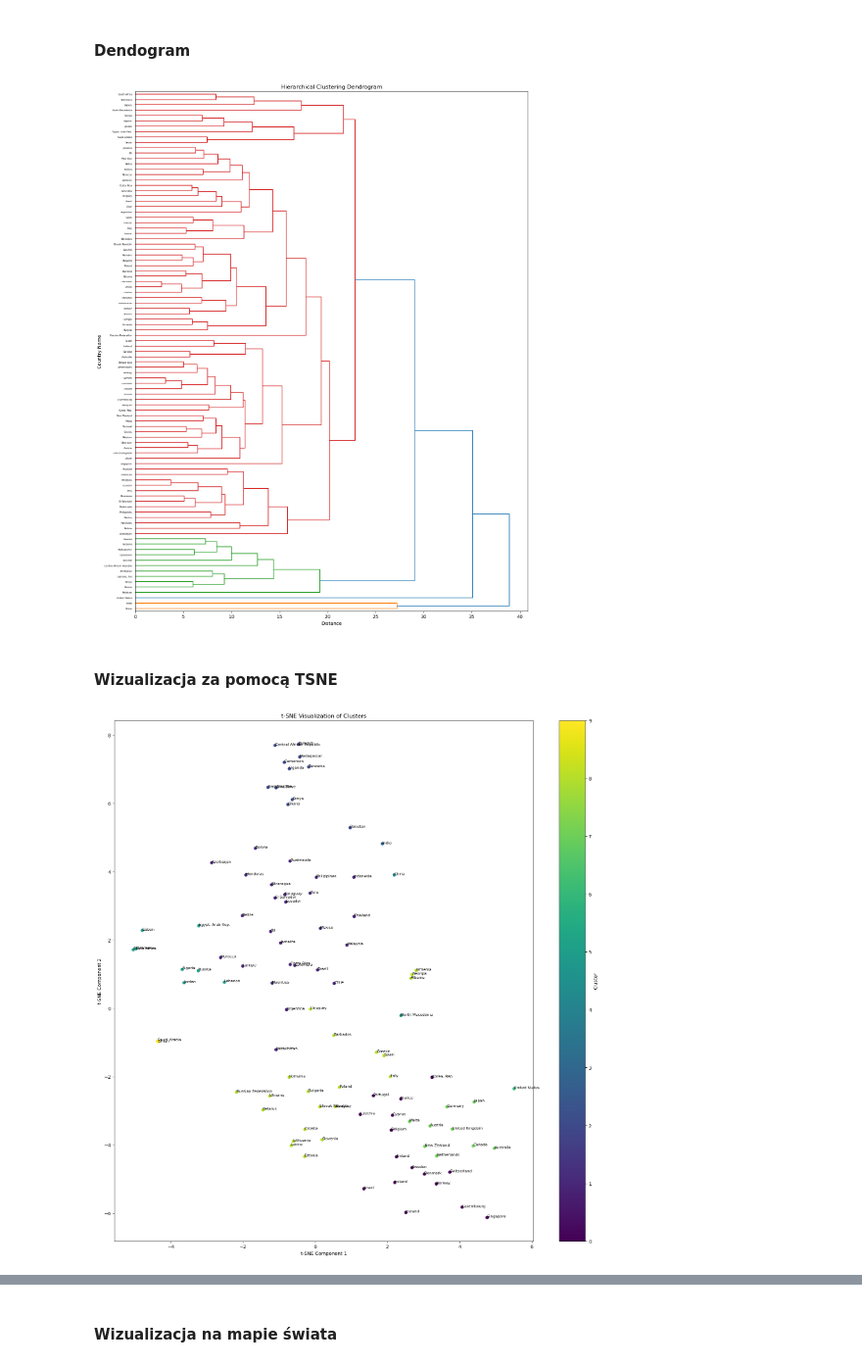
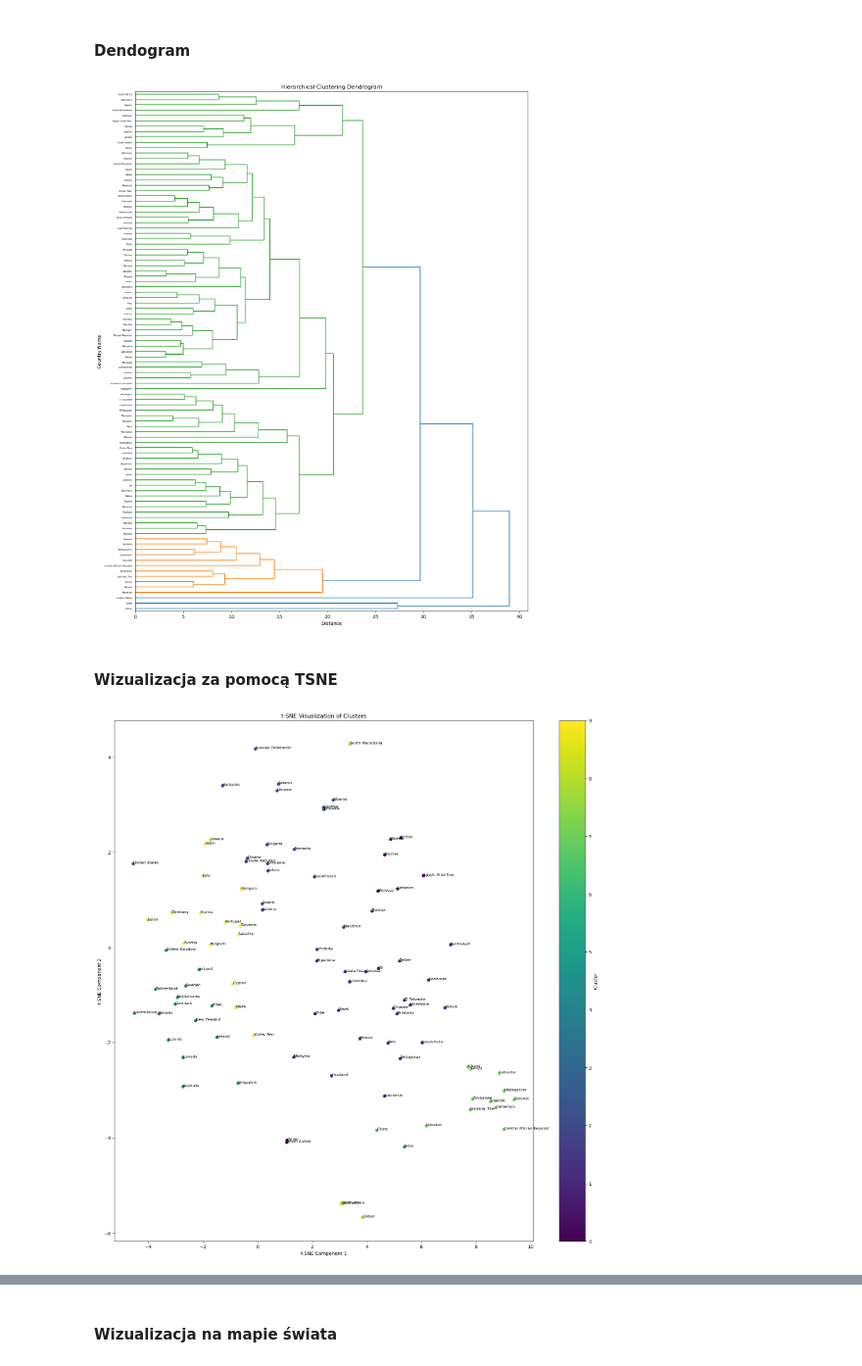
Before and after one commit to Jkm07/World_Bank_Data_Analysis, a Jupyter notebook: clustering_data.ipynb, the cells around one changed output, grey strips where cells are left out. Shown at 98% size. Drawn from its saved outputs; the diff is of its cells as text; code cells hidden in the pictures.

```diff
--- a/clustering_data.ipynb
+++ b/clustering_data.ipynb
@@ -31,9 +31,7 @@ def fill_missing_with_mean(data):
     """
     filled_data = data.copy()
 
-    for col in filled_data.columns:
-        if filled_data[col].isnull().any():
-            filled_data[col].fillna(filled_data[col].mean(), inplace=True)
+    filled_data.loc[:,"1991":"2021"] = filled_data.loc[:,"1991":"2021"].interpolate('linear', axis =1, limit_direction='both')
     return filled_data
 # %%
 df_filled = fill_missing_with_mean(df)
@@ -204,28 +202,28 @@ plt.ylabel('Country Name')
 plt.title('Hierarchical Clustering Dendrogram')
 plt.show()
 # %% [output]
-[figure, old version]
+[figure, new version]
 # %% [markdown]
 #### Wizualizacja za pomocą TSNE
 # %%
 from sklearn.manifold import TSNE
 
 # Redukcja wymiarów za pomocą t-SNE
 tsne = TSNE(n_components=2, random_state=42)
-tsne_features = tsne.fit_transform(scaled_features)
+tsne_features = tsne.fit_transform(scaled_features[:, :-1])
 
 # Utworzenie wykresu
 plt.figure(figsize=(20, 20))
 plt.scatter(tsne_features[:, 0], tsne_features[:, 1], c=features['Cluster'], cmap='viridis')
 
 # Dodanie adnotacji
 for i, label in enumerate(features.index):
     plt.annotate(label, (tsne_features[i, 0], tsne_features[i, 1]), size=8)
 
 plt.xlabel('t-SNE Component 1')
 plt.ylabel('t-SNE Component 2')
 plt.title('t-SNE Visualization of Clusters')
 plt.colorbar(label='Cluster')
 plt.show()
 # %% [output]
-[figure, old version]
+[figure, new version]
```
Also changed, not shown: parts of 9 cells of this notebook, 1 other file.
